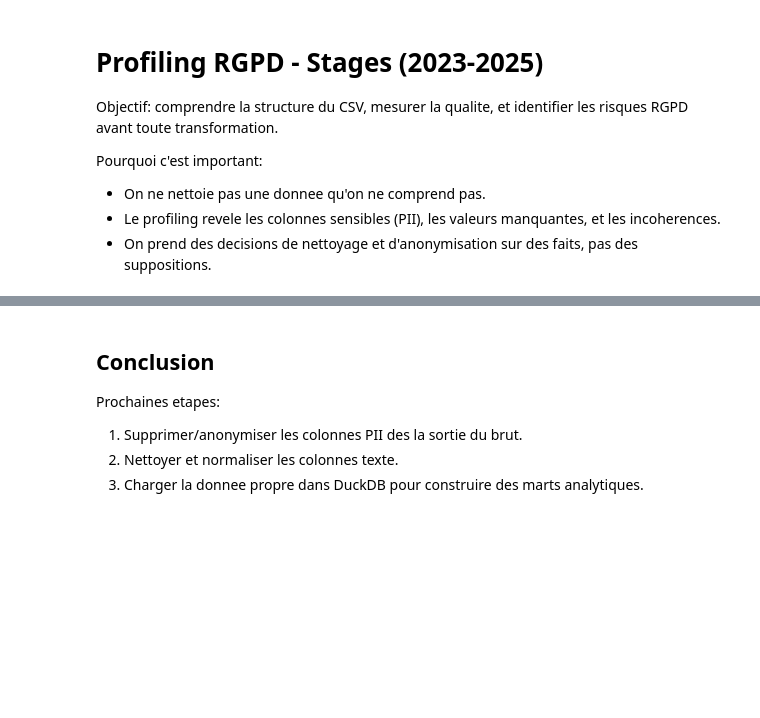
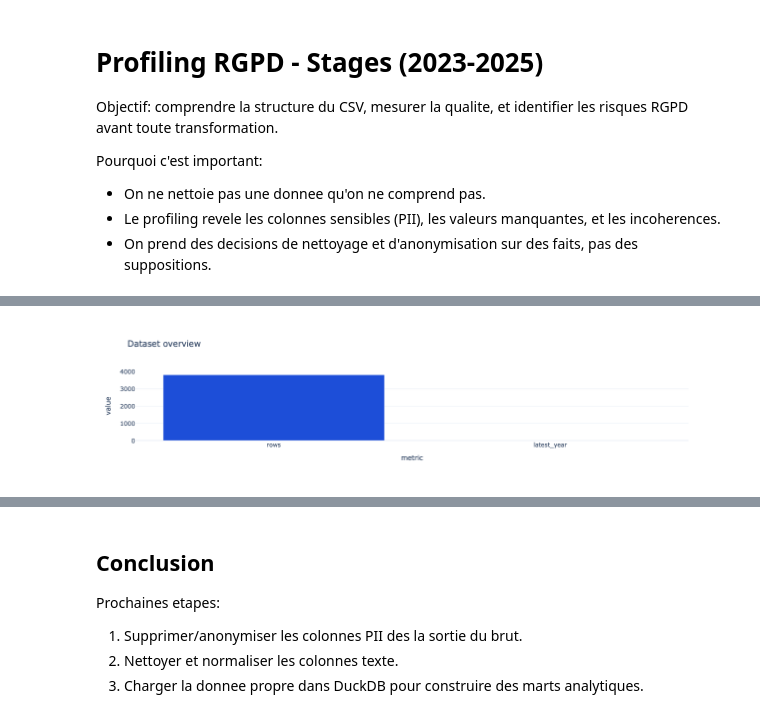
Before and after one commit to carel-guy/stages_analytics, a Jupyter notebook: notebooks/01_profiling_rgpd.ipynb, the cells around one changed output, grey strips where cells are left out. Drawn from its saved outputs; the diff is of its cells as text; code cells hidden in the pictures; blank space fills up the shorter version.

```diff
--- a/notebooks/01_profiling_rgpd.ipynb
+++ b/notebooks/01_profiling_rgpd.ipynb
@@ -31,0 +100,56 @@ df[non_pii_cols].head(3)
+# %%
+import duckdb
+import plotly.express as px
+import plotly.graph_objects as go
+from scripts.config import DUCKDB_PATH
+
+px.defaults.template = "plotly_white"
+px.defaults.color_discrete_sequence = ["#1D4ED8"]
+
+con = duckdb.connect(str(DUCKDB_PATH), read_only=True)
+tables = {r[0] for r in con.execute("SHOW TABLES").fetchall()}
+cols = []
+if "stages_clean" in tables:
+    cols = [r[1] for r in con.execute("PRAGMA table_info(\"stages_clean\")").fetchall()]
+
+def show_df(query, params=None):
+    df = con.execute(query, params or []).df()
+    df.columns = [str(c).lower() for c in df.columns]
+    return df
+
+def empty_fig(title, subtitle):
+    fig = go.Figure()
+    fig.add_annotation(text=subtitle, x=0.5, y=0.5, showarrow=False)
+    fig.update_layout(title=title, height=360)
+    return fig
+
+def year_expr():
+    parts = []
+    if "Promotion" in cols:
+        parts.append("regexp_extract(CAST(Promotion AS VARCHAR), '(20\\d{2})', 1)")
+    if "Sujet" in cols:
+        parts.append("regexp_extract(CAST(Sujet AS VARCHAR), '(20\\d{2})', 1)")
+    if not parts:
+        return "NULL"
+    joined = ", ".join(parts)
+    return "NULLIF(COALESCE(" + joined + "), '')"
+
+YEAR_EXPR = year_expr()
+latest_year = None
+if "mart_trends" in tables:
+    latest_year = con.execute("SELECT MAX(annee) FROM mart_trends").fetchone()[0]
+elif YEAR_EXPR != "NULL":
+    latest_year = con.execute(
+        "SELECT MAX(CAST(" + YEAR_EXPR + " AS INTEGER)) FROM stages_clean"
+    ).fetchone()[0]
+
+# KPI overview
+total_rows = 0
+if "stages_clean" in tables:
+    total_rows = con.execute("SELECT COUNT(*) FROM stages_clean").fetchone()[0]
+df_kpi = {"metric": ["rows", "latest_year"], "value": [total_rows, latest_year or 0]}
+fig = px.bar(df_kpi, x="metric", y="value", title="Dataset overview")
+fig.update_layout(height=320)
+fig
+# %% [output]
+[figure, added]
```
Also changed, not shown: parts of 18 cells of this notebook, 4 other files.
